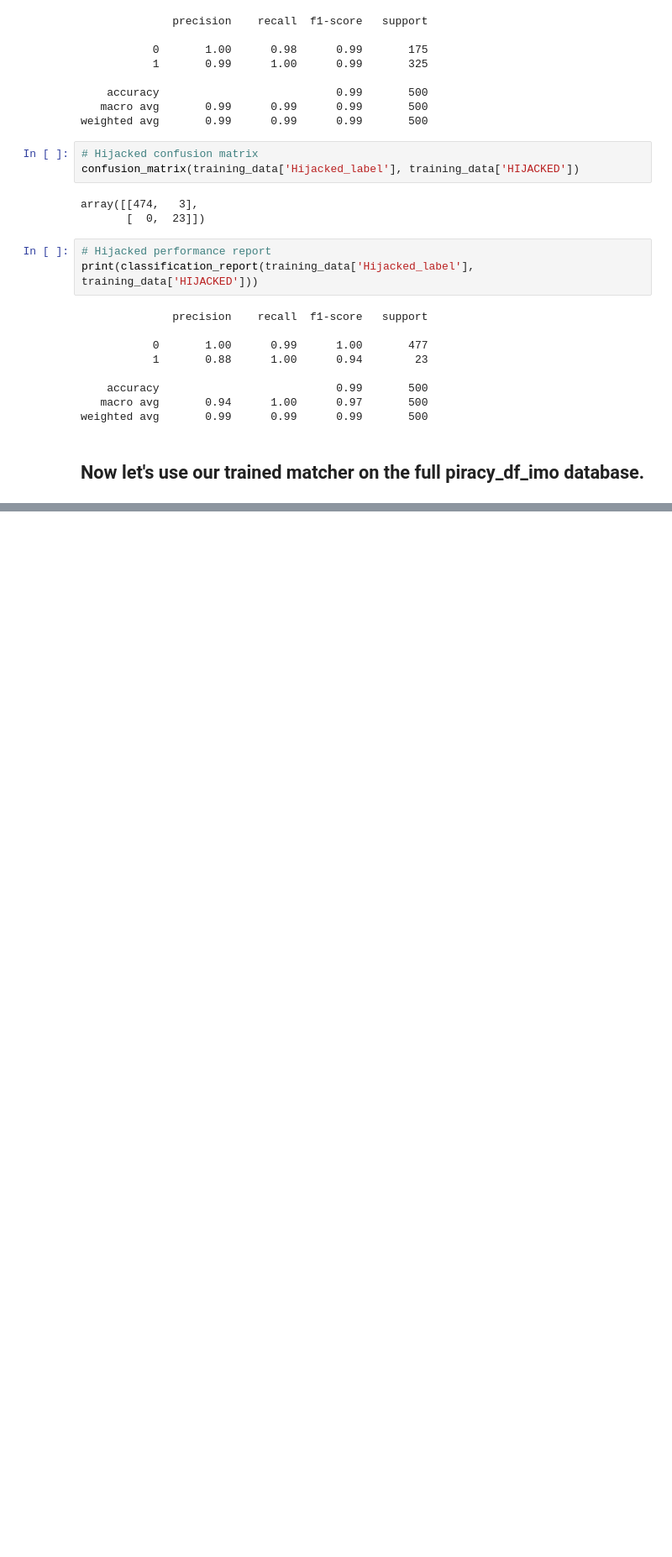
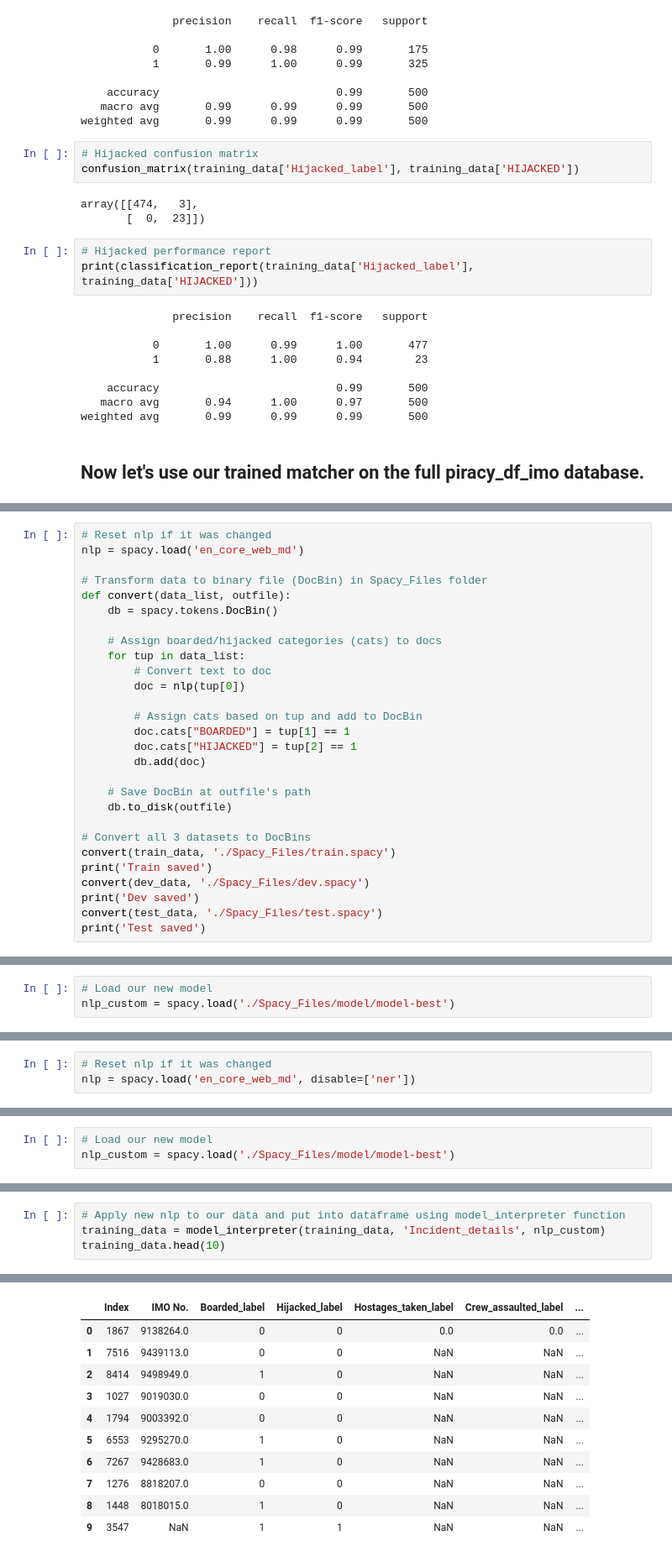
Before and after one commit to deryk96/pirates-of-monterey, a Jupyter notebook: dataframe_notebook.ipynb, the cells around one changed output, grey strips where cells are left out. Shown at 84% size. Cells and saved outputs as stored; diff of their text form; blank space fills up the shorter version.

```diff
--- a/dataframe_notebook.ipynb
+++ b/dataframe_notebook.ipynb
@@ -262,0 +323,28 @@ Doesn't do very well on the full dataset...need to make better
+# %%
+# Reset nlp if it was changed
+nlp = spacy.load('en_core_web_md')
+
+# Transform data to binary file (DocBin) in Spacy_Files folder
+def convert(data_list, outfile):
+    db = spacy.tokens.DocBin()
+
+    # Assign boarded/hijacked categories (cats) to docs
+    for tup in data_list:
+        # Convert text to doc
+        doc = nlp(tup[0])
+
+        # Assign cats based on tup and add to DocBin
+        doc.cats["BOARDED"] = tup[1] == 1
+        doc.cats["HIJACKED"] = tup[2] == 1
+        db.add(doc)
+
+    # Save DocBin at outfile's path
+    db.to_disk(outfile)
+
+# Convert all 3 datasets to DocBins
+convert(train_data, './Spacy_Files/train.spacy')
+print('Train saved')
+convert(dev_data, './Spacy_Files/dev.spacy')
+print('Dev saved')
+convert(test_data, './Spacy_Files/test.spacy')
+print('Test saved')
@@ -262,0 +414,3 @@ Doesn't do very well on the full dataset...need to make better
+# %%
+# Load our new model
+nlp_custom = spacy.load('./Spacy_Files/model/model-best')
@@ -262,0 +445,3 @@ Doesn't do very well on the full dataset...need to make better
+# %%
+# Reset nlp if it was changed
+nlp = spacy.load('en_core_web_md', disable=['ner'])
@@ -262,0 +684,3 @@ Doesn't do very well on the full dataset...need to make better
+# %%
+# Load our new model
+nlp_custom = spacy.load('./Spacy_Files/model/model-best')
@@ -262,0 +700,5 @@ Doesn't do very well on the full dataset...need to make better
+# %%
+# Apply new nlp to our data and put into dataframe using model_interpreter function
+training_data = model_interpreter(training_data, 'Incident_details', nlp_custom)
+training_data.head(10)
+# %% [output]
@@ -262,0 +706,11 @@ Doesn't do very well on the full dataset...need to make better
+|  | Index | IMO No. | Boarded_label | Hijacked_label | Hostages_taken_label | Crew_assaulted_label | ... |
+| 0 | 1867 | 9138264.0 | 0 | 0 | 0.0 | 0.0 | ... |
+| 1 | 7516 | 9439113.0 | 0 | 0 | NaN | NaN | ... |
+| 2 | 8414 | 9498949.0 | 1 | 0 | NaN | NaN | ... |
+| 3 | 1027 | 9019030.0 | 0 | 0 | NaN | NaN | ... |
+| 4 | 1794 | 9003392.0 | 0 | 0 | NaN | NaN | ... |
+| 5 | 6553 | 9295270.0 | 1 | 0 | NaN | NaN | ... |
+| 6 | 7267 | 9428683.0 | 1 | 0 | NaN | NaN | ... |
+| 7 | 1276 | 8818207.0 | 0 | 0 | NaN | NaN | ... |
+| 8 | 1448 | 8018015.0 | 1 | 0 | NaN | NaN | ... |
+| 9 | 3547 | NaN | 1 | 1 | NaN | NaN | ... |
```
Also changed, not shown: parts of 55 cells of this notebook, 40 other files.
